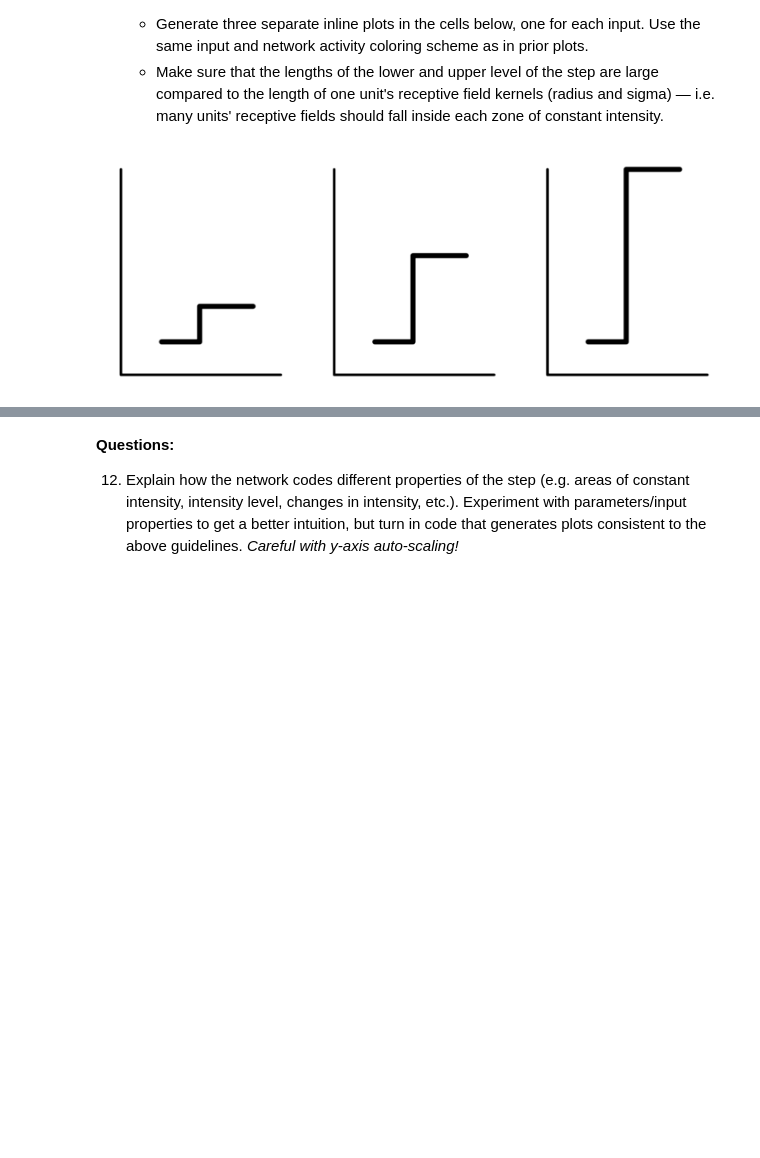
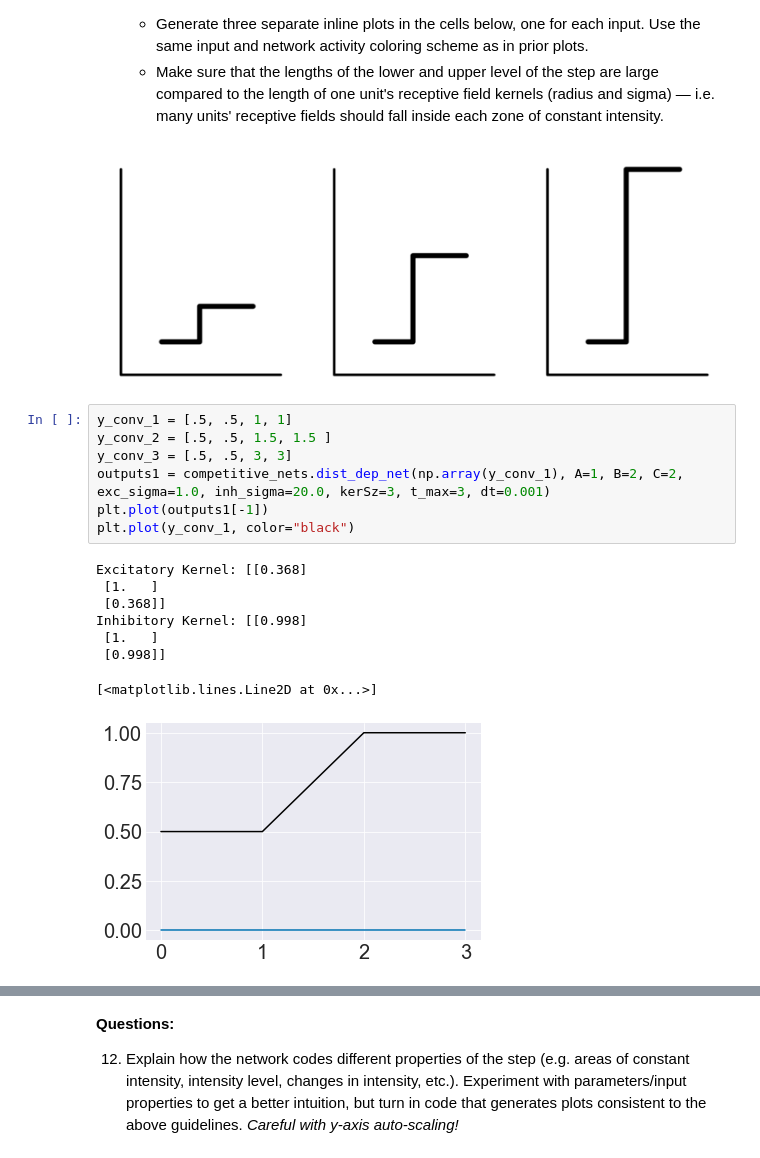
Before and after one commit to ejseal21/Computational-Neuroscience, a Jupyter notebook: Project3/CompNets.ipynb, the cells around one changed output, grey strips where cells are left out. Cells and saved outputs as stored; diff of their text form; blank space fills up the shorter version.

```diff
--- a/Project3/CompNets.ipynb
+++ b/Project3/CompNets.ipynb
@@ -411,3 +423,19 @@ plt.plot(outputs[-1])
     - Make sure that the lengths of the lower and upper level of the step are large compared to the length of one unit's receptive field kernels (radius and sigma) — i.e. many units' receptive fields should fall inside each zone of constant intensity.
 
 ![steps.png](attachment:steps.png)
+# %%
+y_conv_1 = [.5, .5, 1, 1]
+y_conv_2 = [.5, .5, 1.5, 1.5 ]
+y_conv_3 = [.5, .5, 3, 3]
+outputs1 = competitive_nets.dist_dep_net(np.array(y_conv_1), A=1, B=2, C=2, exc_sigma=1.0, inh_sigma=20.0, kerSz=3, t_max=3, dt=0.001)
+plt.plot(outputs1[-1])
+plt.plot(y_conv_1, color="black")
+# %% [output]
+Excitatory Kernel: [[0.368]
+ [1.   ]
+ [0.368]]
+Inhibitory Kernel: [[0.998]
+ [1.   ]
+ [0.998]]
+[<matplotlib.lines.Line2D at 0x...>]
+[figure, added]
```
Also changed, not shown: parts of 23 cells of this notebook.
